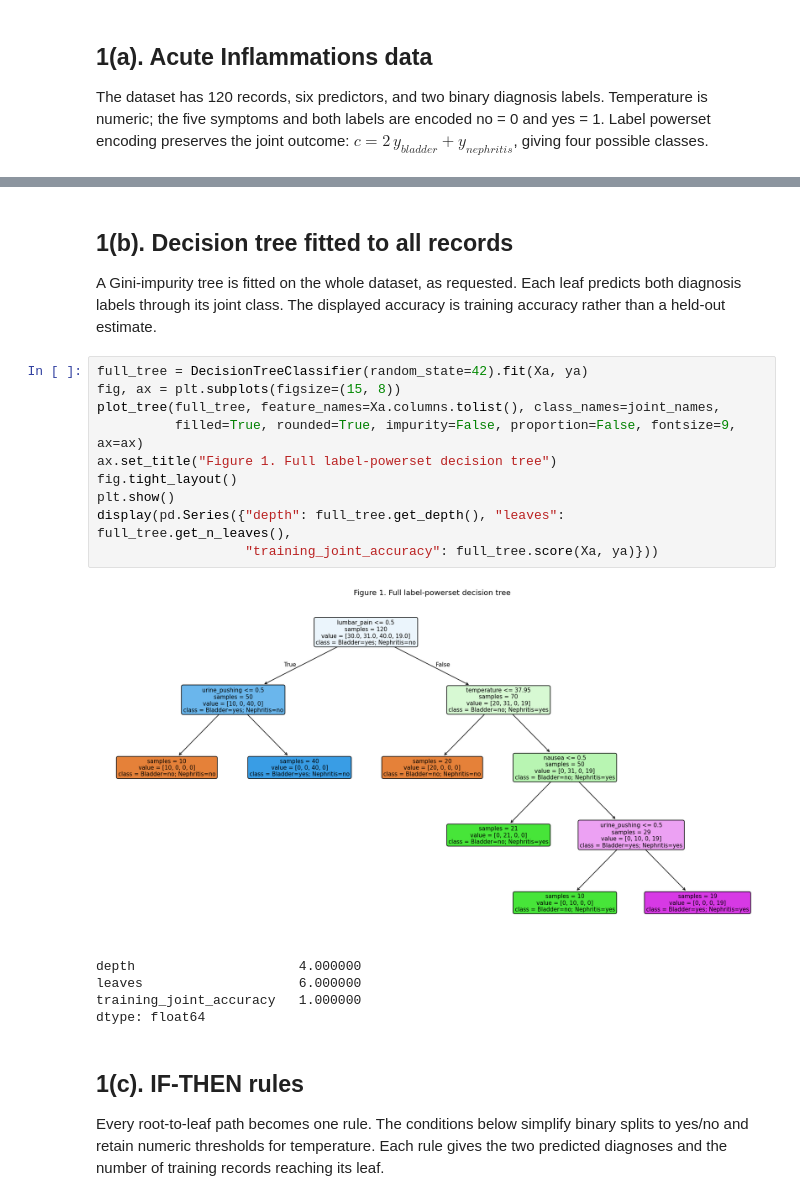
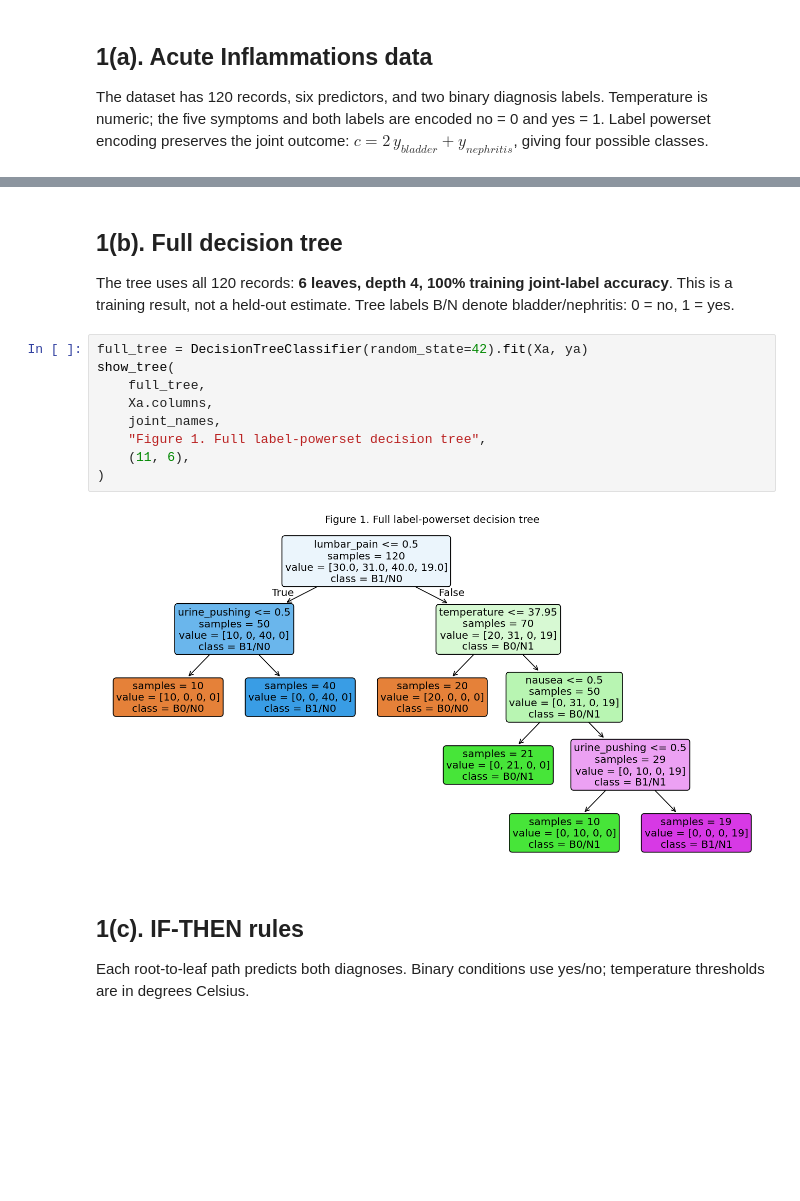
Before and after one commit to vishnugamini/DSCI552-HW5, a Jupyter notebook: notebook/Gamini_Vishnu_HW5.ipynb, the cells around one changed output, grey strips where cells are left out. Cells and saved outputs as stored; diff of their text form; blank space fills up the shorter version.

```diff
--- a/notebook/Gamini_Vishnu_HW5.ipynb
+++ b/notebook/Gamini_Vishnu_HW5.ipynb
@@ -71,29 +125,23 @@ display(pd.DataFrame({"joint_class": range(4), "meaning": joint_names,
 # %% [markdown]
-## 1(b). Decision tree fitted to all records
+## 1(b). Full decision tree
 
-A Gini-impurity tree is fitted on the whole dataset, as requested. Each leaf
-predicts both diagnosis labels through its joint class. The displayed accuracy
-is training accuracy rather than a held-out estimate.
+The tree uses all 120 records: **6 leaves, depth 4, 100% training joint-label
+accuracy**. This is a training result, not a held-out estimate.
+Tree labels B/N denote bladder/nephritis: 0 = no, 1 = yes.
 # %%
 full_tree = DecisionTreeClassifier(random_state=42).fit(Xa, ya)
-fig, ax = plt.subplots(figsize=(15, 8))
-plot_tree(full_tree, feature_names=Xa.columns.tolist(), class_names=joint_names,
-          filled=True, rounded=True, impurity=False, proportion=False, fontsize=9, ax=ax)
-ax.set_title("Figure 1. Full label-powerset decision tree")
-fig.tight_layout()
-plt.show()
-display(pd.Series({"depth": full_tree.get_depth(), "leaves": full_tree.get_n_leaves(),
-                   "training_joint_accuracy": full_tree.score(Xa, ya)}))
+show_tree(
+    full_tree,
+    Xa.columns,
+    joint_names,
+    "Figure 1. Full label-powerset decision tree",
+    (11, 6),
+)
 # %% [output]
-[figure, old version]
+[figure, new version]
-depth                     4.000000
-leaves                    6.000000
-training_joint_accuracy   1.000000
-dtype: float64
 # %% [markdown]
 ## 1(c). IF-THEN rules
 
-Every root-to-leaf path becomes one rule. The conditions below simplify binary
-splits to yes/no and retain numeric thresholds for temperature. Each rule gives
-the two predicted diagnoses and the number of training records reaching its leaf.
+Each root-to-leaf path predicts both diagnoses. Binary conditions use yes/no;
+temperature thresholds are in degrees Celsius.
 # %%
```
Also changed, not shown: parts of 29 cells of this notebook, 2 other files.
